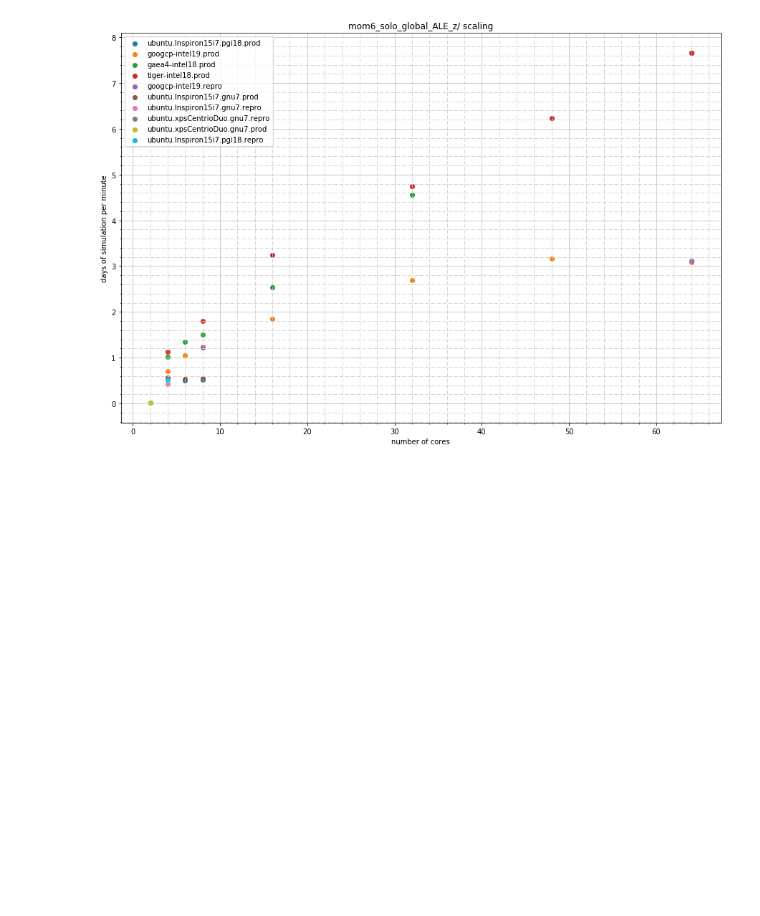
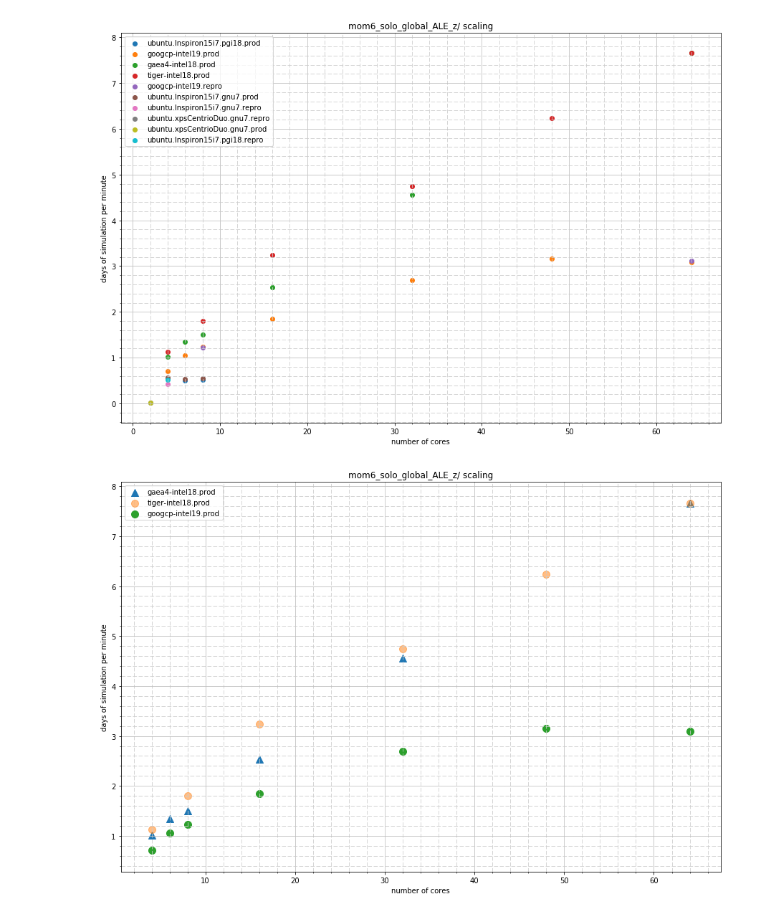
Before and after one commit to tahvildarzadeh/platforms, a Jupyter notebook: mom6/exps/scaling.ipynb, the cells around one changed output. Drawn from its saved outputs; the diff is of its cells as text; code cells hidden in the pictures; blank space fills up the shorter version.

Commit message:
summary plot

```diff
--- a/mom6/exps/scaling.ipynb
+++ b/mom6/exps/scaling.ipynb
@@ -57,2 +57,27 @@ plt.savefig(experiment+'scaling.png')
 # %% [output]
 [figure]
+# %%
+plt.figure(figsize=(15,10))
+
+for k, v in table.items():
+#    if('Duo' not in k and 'prod' in k and 'Inspiron' not in k):
+    if('gaea' in k and 'prod' in k):
+        plt.scatter(*zip(*v),label=k,s=100,marker='^')
+    if('tiger' in k and 'prod' in k):
+        plt.scatter(*zip(*v),label=k,s=100,marker='o',alpha=0.5)
+for k, v in table.items():
+    if('googcp' in k and 'prod' in k):
+        plt.scatter(*zip(*v),label=k,s=100,marker='o')
+
+#plt.setp(l, markersize=30)
+
+plt.xlabel('number of cores')
+plt.ylabel('days of simulation per minute')
+plt.grid(True,which='major',linestyle='-', color='0.75')
+plt.grid(True,which='minor',linestyle='--',color='0.80')
+plt.minorticks_on()
+plt.legend()
+plt.title(experiment + ' scaling')
+plt.savefig(experiment+'scaling.png')
+# %% [output]
+[figure, added]
```
Also changed, not shown: parts of 1 cell of this notebook, 1 other file.
